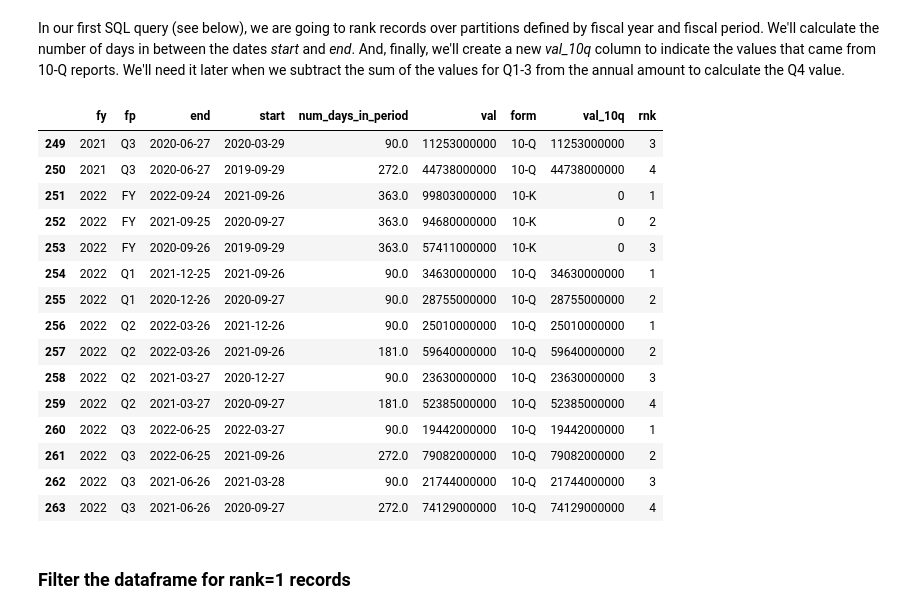
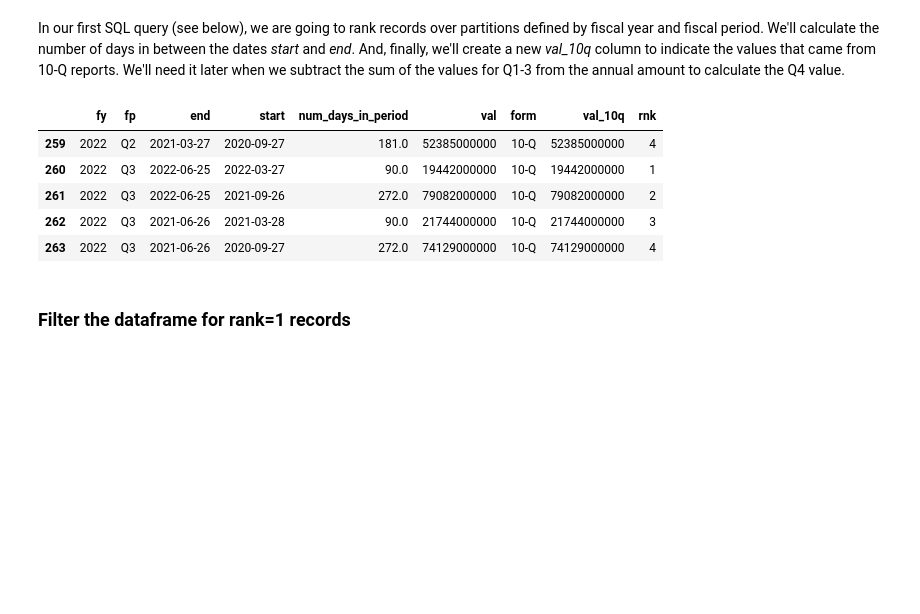
Before and after one commit to swied/swied-website, a Jupyter notebook: notebooks/company-financial-trends.ipynb, the cells around one changed output. Saved outputs shown, nothing was run; the diff lists cells and outputs as text; code cells hidden in the pictures; blank space fills up the shorter version.

```diff
--- a/notebooks/company-financial-trends.ipynb
+++ b/notebooks/company-financial-trends.ipynb
@@ -182,40 +169,30 @@ In our first SQL query (see below), we are going to rank records over partitions
 # %%
 df_rank = pandasql.sqldf("""
     select fy, fp, end, start,
         (   julianday(date(end))
            -julianday(date(start))
         ) as num_days_in_period,
         val, form,
         (   case
             when form='10-Q'
             then val
             else 0
             end
         ) as val_10q,
         rank()
         over(
             partition by fy, fp
             order by
                 end desc,
                 start desc
         ) as rnk
     from df_tag_data
     where form in('10-Q','10-K')
 """)
 
-df_rank.tail(15)
+df_rank.tail()
 # %% [output]
 |  | fy | fp | end | start | num_days_in_period | val | form | val_10q | rnk |
-| 249 | 2021 | Q3 | 2020-06-27 | 2020-03-29 | 90.0 | 11253000000 | 10-Q | 11253000000 | 3 |
-| 250 | 2021 | Q3 | 2020-06-27 | 2019-09-29 | 272.0 | 44738000000 | 10-Q | 44738000000 | 4 |
-| 251 | 2022 | FY | 2022-09-24 | 2021-09-26 | 363.0 | 99803000000 | 10-K | 0 | 1 |
-| 252 | 2022 | FY | 2021-09-25 | 2020-09-27 | 363.0 | 94680000000 | 10-K | 0 | 2 |
-| 253 | 2022 | FY | 2020-09-26 | 2019-09-29 | 363.0 | 57411000000 | 10-K | 0 | 3 |
-| 254 | 2022 | Q1 | 2021-12-25 | 2021-09-26 | 90.0 | 34630000000 | 10-Q | 34630000000 | 1 |
-| 255 | 2022 | Q1 | 2020-12-26 | 2020-09-27 | 90.0 | 28755000000 | 10-Q | 28755000000 | 2 |
-| 256 | 2022 | Q2 | 2022-03-26 | 2021-12-26 | 90.0 | 25010000000 | 10-Q | 25010000000 | 1 |
-| 257 | 2022 | Q2 | 2022-03-26 | 2021-09-26 | 181.0 | 59640000000 | 10-Q | 59640000000 | 2 |
-| 258 | 2022 | Q2 | 2021-03-27 | 2020-12-27 | 90.0 | 23630000000 | 10-Q | 23630000000 | 3 |
 | 259 | 2022 | Q2 | 2021-03-27 | 2020-09-27 | 181.0 | 52385000000 | 10-Q | 52385000000 | 4 |
 | 260 | 2022 | Q3 | 2022-06-25 | 2022-03-27 | 90.0 | 19442000000 | 10-Q | 19442000000 | 1 |
 | 261 | 2022 | Q3 | 2022-06-25 | 2021-09-26 | 272.0 | 79082000000 | 10-Q | 79082000000 | 2 |
```
Also changed, not shown: parts of 9 cells of this notebook, 15 other files.
